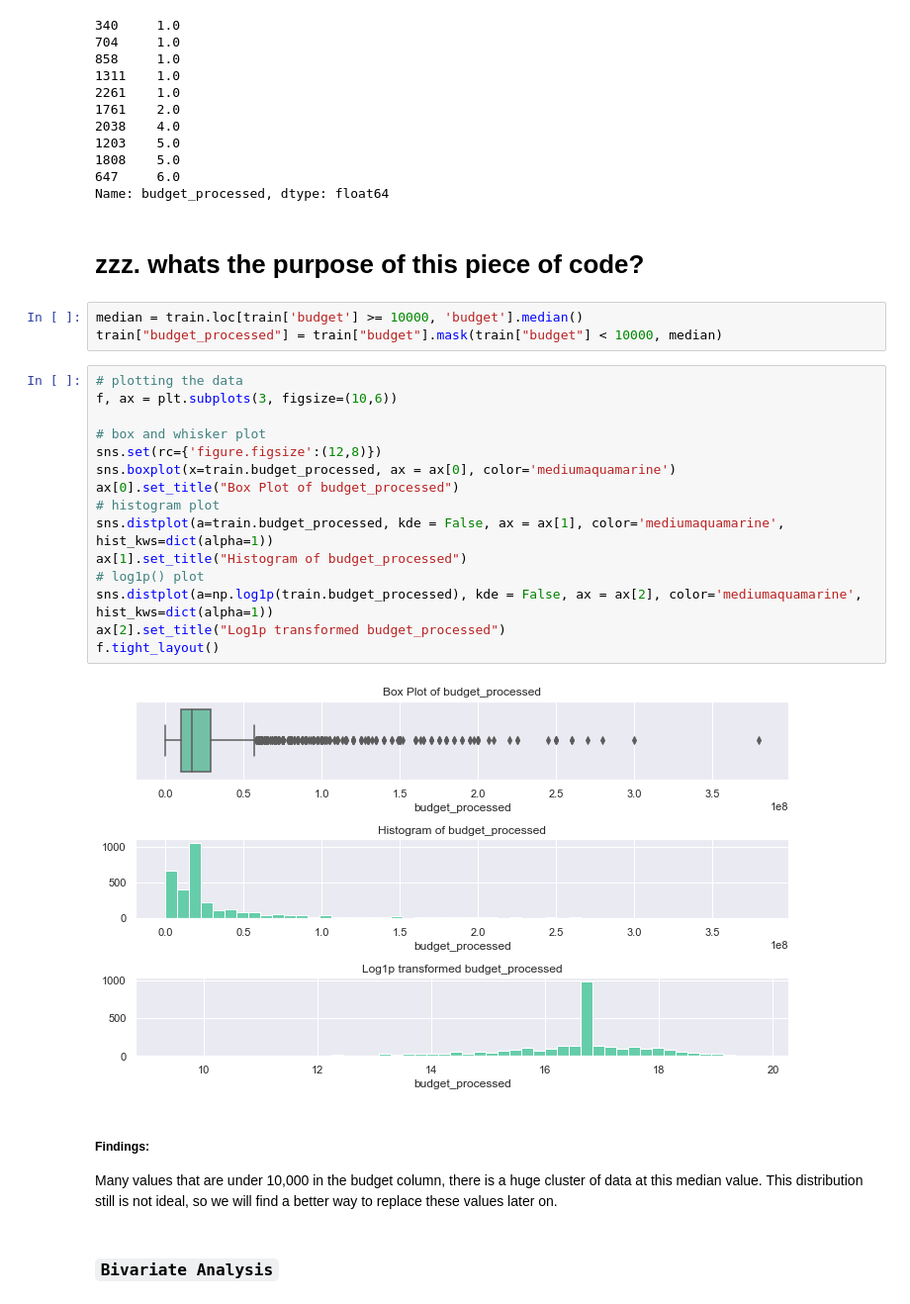
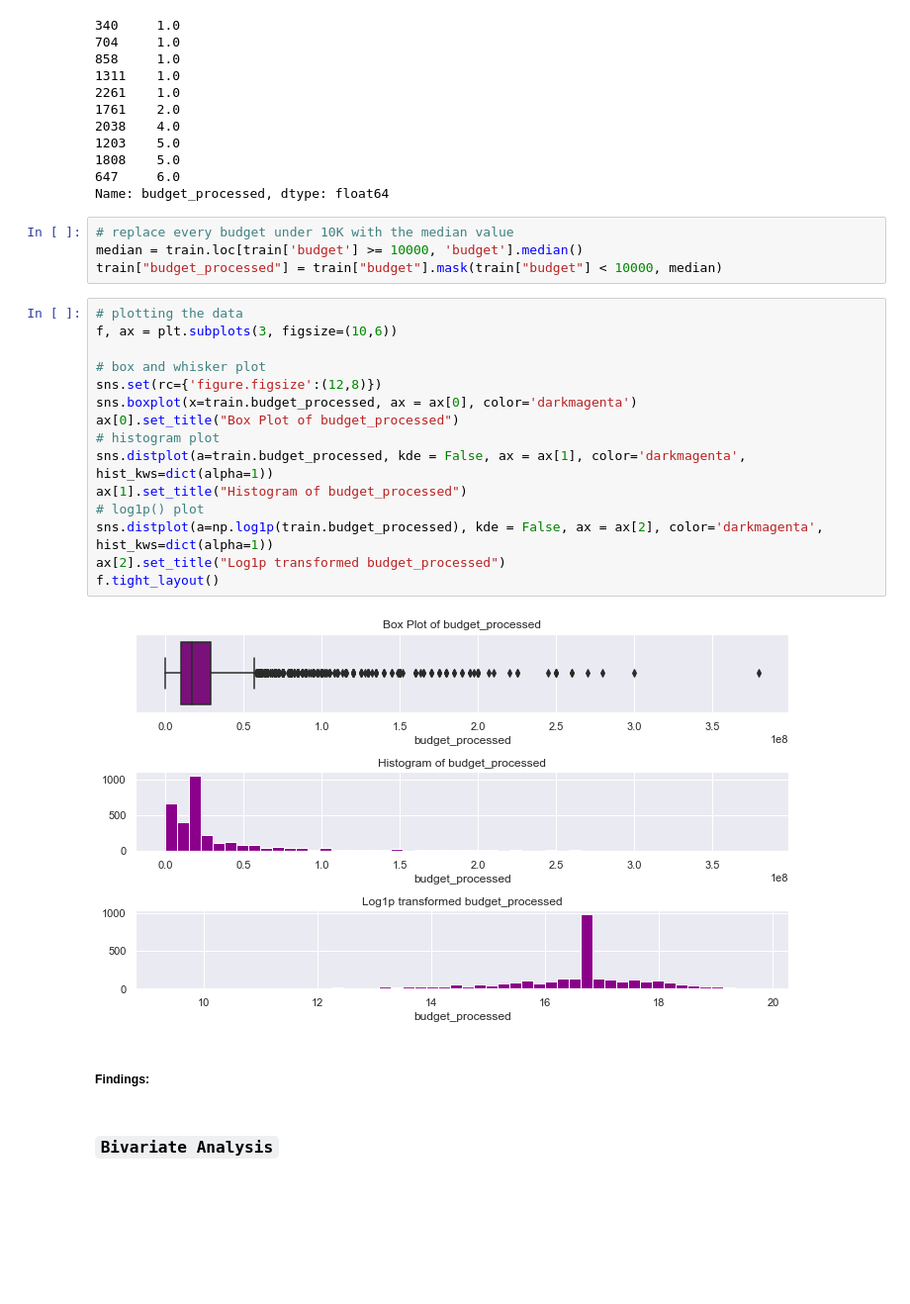
Before and after one commit to CGFS93/TMDB_Box_Office_Prediction, a Jupyter notebook: EDA.ipynb, the cells around one changed output. Shown at 99% size. Cells and saved outputs as stored; diff of their text form; blank space fills up the shorter version.

```diff
--- a/EDA.ipynb
+++ b/EDA.ipynb
@@ -377,31 +392,29 @@ train.nsmallest(10, 'budget_processed')['budget_processed']
 1808    5.0
 647     6.0
 Name: budget_processed, dtype: float64
-# %% [markdown]
-# zzz. whats the purpose of this piece of code?
 # %%
+# replace every budget under 10K with the median value
 median = train.loc[train['budget'] >= 10000, 'budget'].median()
 train["budget_processed"] = train["budget"].mask(train["budget"] < 10000, median)
 # %%
 # plotting the data
 f, ax = plt.subplots(3, figsize=(10,6))
 
 # box and whisker plot
 sns.set(rc={'figure.figsize':(12,8)})
-sns.boxplot(x=train.budget_processed, ax = ax[0], color='mediumaquamarine')
+sns.boxplot(x=train.budget_processed, ax = ax[0], color='darkmagenta')
 ax[0].set_title("Box Plot of budget_processed")
 # histogram plot
-sns.distplot(a=train.budget_processed, kde = False, ax = ax[1], color='mediumaquamarine', hist_kws=dict(alpha=1))
+sns.distplot(a=train.budget_processed, kde = False, ax = ax[1], color='darkmagenta', hist_kws=dict(alpha=1))
 ax[1].set_title("Histogram of budget_processed")
 # log1p() plot
-sns.distplot(a=np.log1p(train.budget_processed), kde = False, ax = ax[2], color='mediumaquamarine', hist_kws=dict(alpha=1))
+sns.distplot(a=np.log1p(train.budget_processed), kde = False, ax = ax[2], color='darkmagenta', hist_kws=dict(alpha=1))
 ax[2].set_title("Log1p transformed budget_processed")
 f.tight_layout()
 # %% [output]
-[figure, old version]
+[figure, new version]
-# %% [markdown]
-##### Findings:
-Many values that are under 10,000 in the budget column, there is a huge cluster of data at this median value. This distribution still is not ideal, so we will find a better way to replace these values later on.
+# %% [markdown]
+##### Findings:
 # %% [markdown]
 ### `Bivariate Analysis`
 # %%
```
Also changed, not shown: parts of 596 cells of this notebook.
